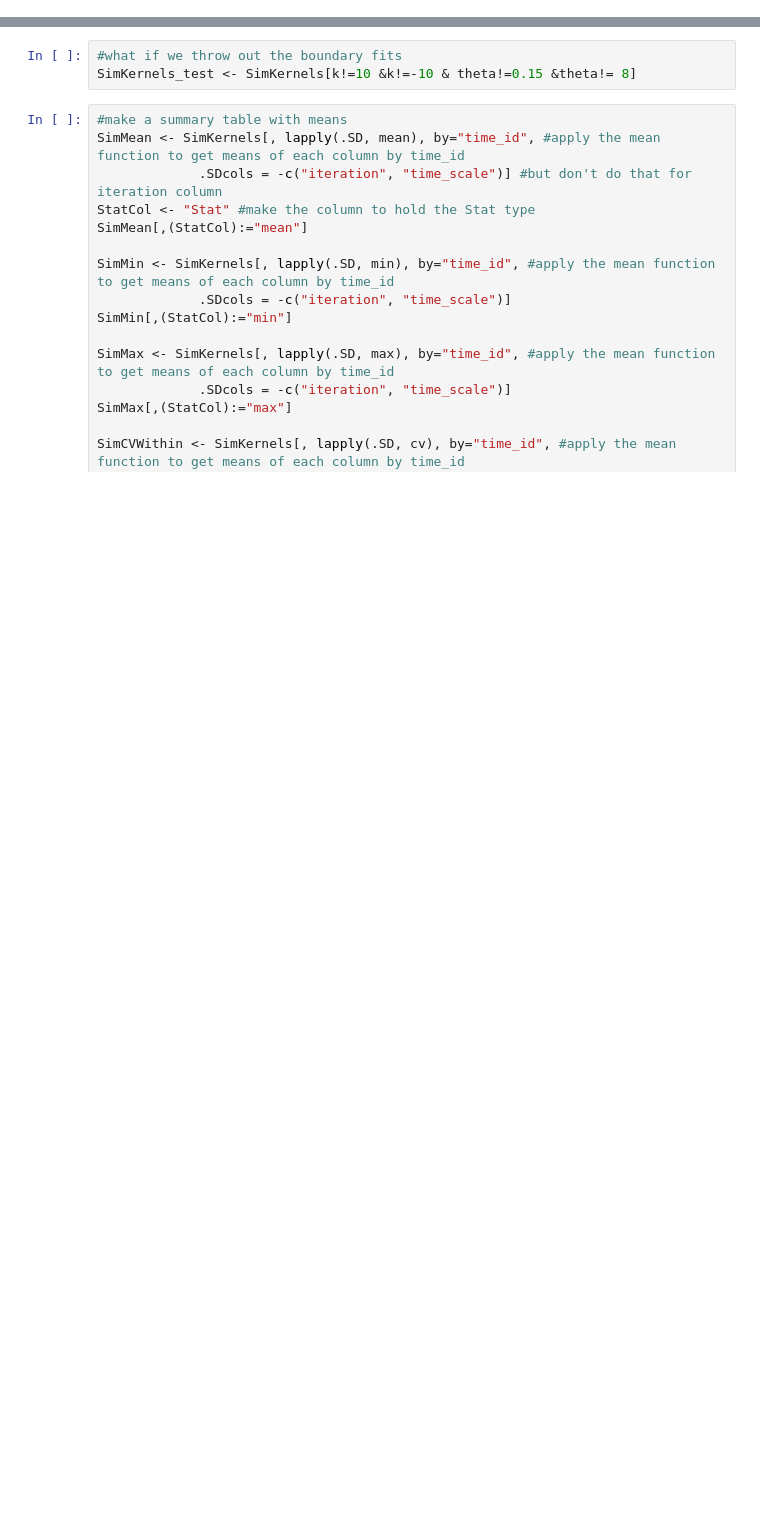
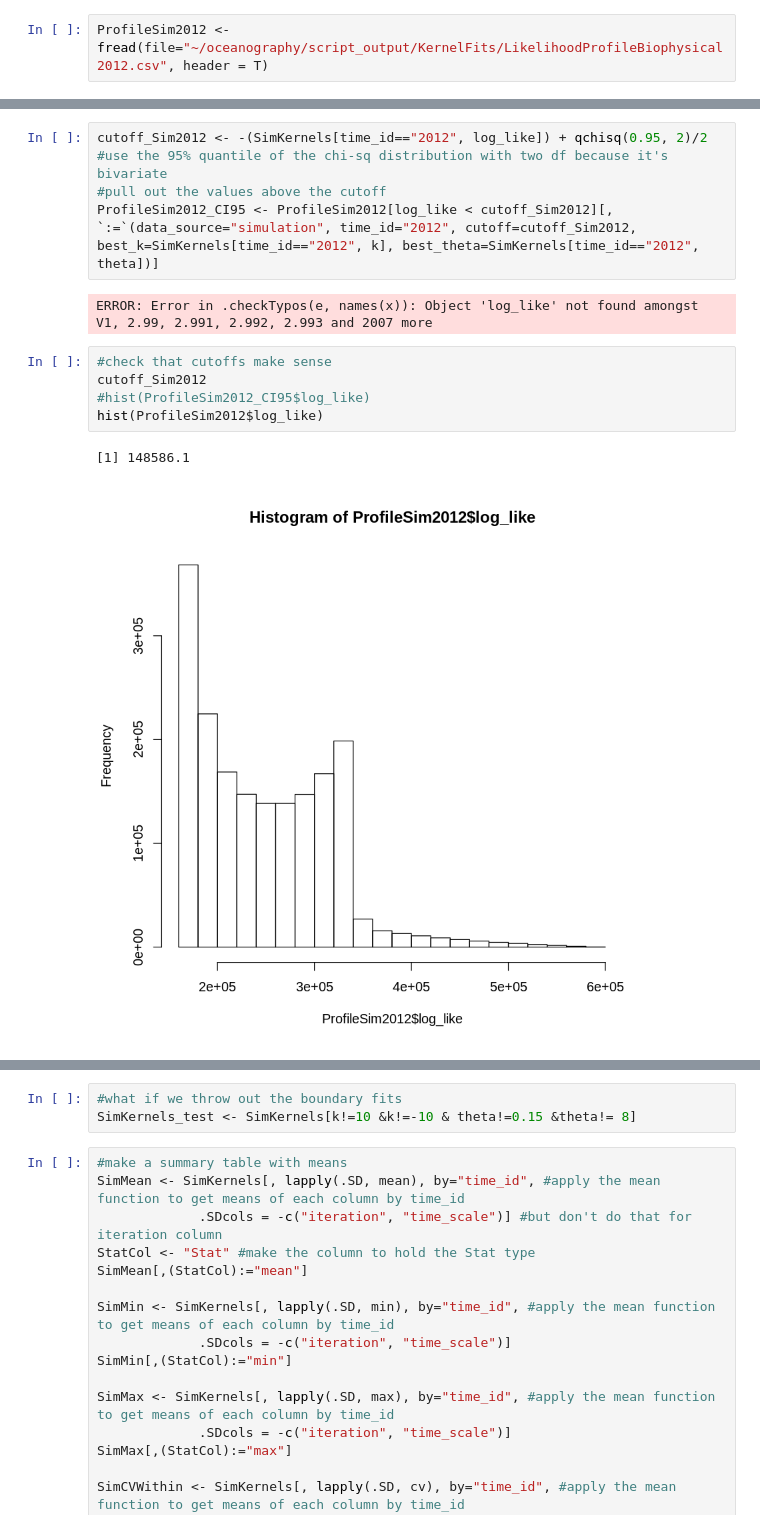
Before and after one commit to pinskylab/CamotesROMS, a Jupyter notebook: notebooks/process_ROMS_kernels.ipynb, the cells around one changed output, grey strips where cells are left out. Saved outputs shown, nothing was run; the diff lists cells and outputs as text; blank space fills up the shorter version.

Commit message:
finally figured out the precision problem with the confidence intervals. backing up old code before changing.

```diff
--- a/notebooks/process_ROMS_kernels.ipynb
+++ b/notebooks/process_ROMS_kernels.ipynb
@@ -26,0 +157,2 @@ return(x)
+# %%
+ProfileSim2012 <- fread(file="~/oceanography/script_output/KernelFits/LikelihoodProfileBiophysical2012.csv", header = T)
@@ -26,0 +169,14 @@ return(x)
+# %%
+cutoff_Sim2012 <- -(SimKernels[time_id=="2012", log_like]) + qchisq(0.95, 2)/2 #use the 95% quantile of the chi-sq distribution with two df because it's bivariate
+#pull out the values above the cutoff
+ProfileSim2012_CI95 <- ProfileSim2012[log_like < cutoff_Sim2012][, `:=`(data_source="simulation", time_id="2012", cutoff=cutoff_Sim2012, best_k=SimKernels[time_id=="2012", k], best_theta=SimKernels[time_id=="2012", theta])]
+# %% [output]
+ERROR: Error in .checkTypos(e, names(x)): Object 'log_like' not found amongst V1, 2.99, 2.991, 2.992, 2.993 and 2007 more
+# %%
+#check that cutoffs make sense
+cutoff_Sim2012
+#hist(ProfileSim2012_CI95$log_like)
+hist(ProfileSim2012$log_like)
+# %% [output]
+[1] 148586.1
+[figure, added]
```
Also changed, not shown: parts of 34 cells of this notebook, 4 other files.
